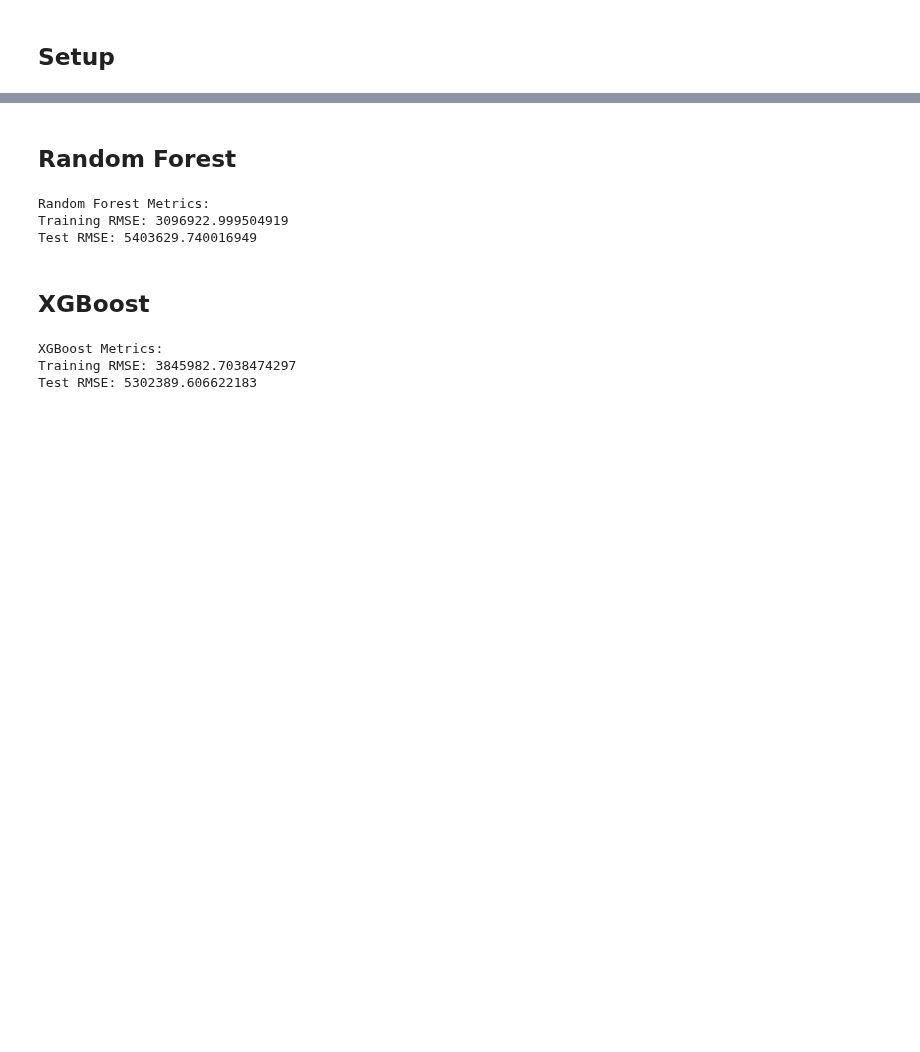
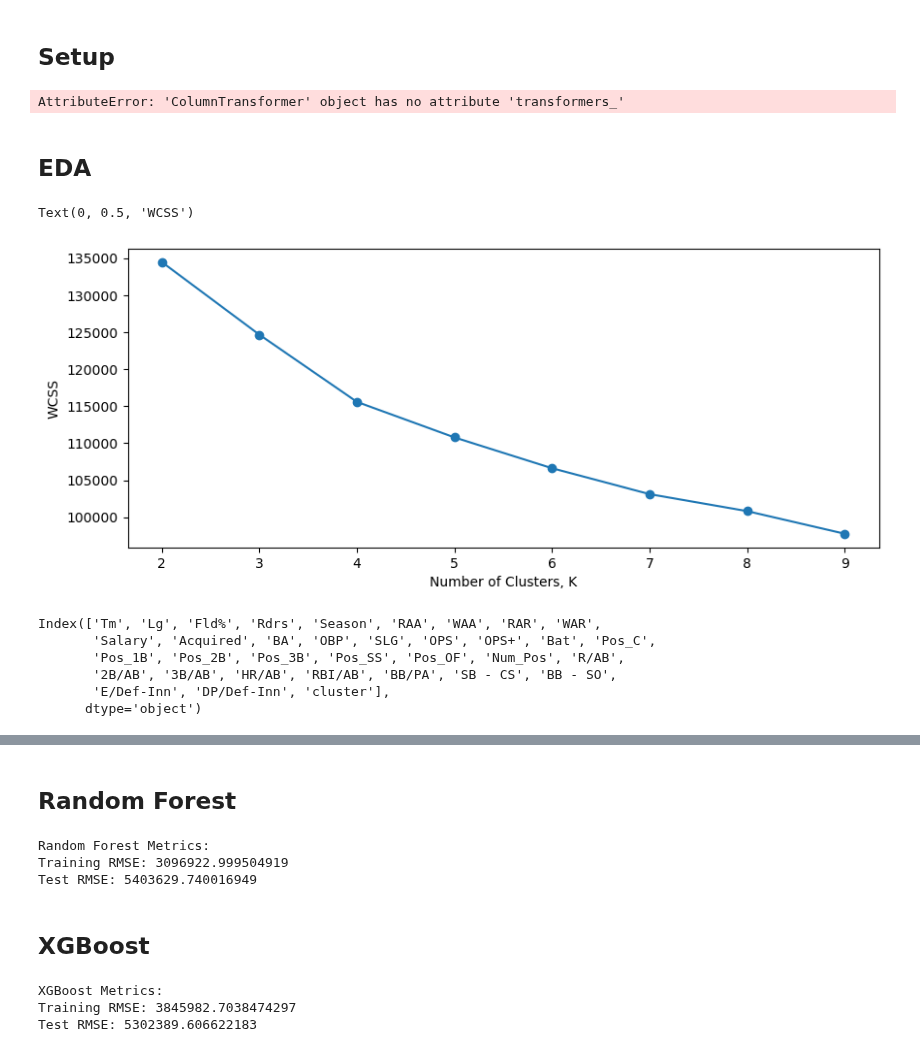
Before and after one commit to acooney613/baseball_salaries, a Jupyter notebook: models_and_pca.ipynb, the cells around one changed output, grey strips where cells are left out. Saved outputs shown, nothing was run; the diff lists cells and outputs as text; code cells hidden in the pictures; blank space fills up the shorter version.

```diff
--- a/models_and_pca.ipynb
+++ b/models_and_pca.ipynb
@@ -42,0 +47,32 @@ baseball.to_csv('best_model/engineered_data.csv', index = False)
+# %%
+cat_columns = ['Tm', 'Lg', 'Acquired', 'Bat']
+num_columns = [col for col in X.columns if col not in cat_columns + ['C', '1B', '2B', '3B', 'SS', 'OF']]
+
+cat_transformer = Pipeline(
+    steps = [
+        ('onehot', OneHotEncoder(handle_unknown = 'ignore'))
+    ]
+)
+
+num_transformer = Pipeline(
+    steps = [
+        ('scale', StandardScaler())
+    ]
+)
+
+preprocessor = ColumnTransformer(
+    transformers = [
+        ('cont', num_transformer, num_columns),
+        ('cat', cat_transformer, cat_columns)
+    ], remainder = 'passthrough'
+)
+
+selected_features = np.concatenate([
+    np.array(num_columns),
+    np.array(preprocessor.transformers_[1][1]['onehot'].get_feature_names_out(cat_columns)),
+    np.array(['Pos_C', 'Pos_1B', 'Pos_2B', 'Pos_3B', 'Pos_SS', 'Pos_OF'])
+])
+# %% [output]
+AttributeError: 'ColumnTransformer' object has no attribute 'transformers_'
+# %% [markdown]
+## EDA
@@ -42,0 +89,21 @@ baseball.to_csv('best_model/engineered_data.csv', index = False)
+# %%
+kmeans_per_k = [KMeans(n_clusters=k, n_init='auto', random_state=621).fit(X_transform)
+                for k in range(2, 10)]
+inertias = [model.inertia_ for model in kmeans_per_k]
+
+plt.figure(figsize=(10,4))
+plt.plot(range(2, 10),inertias,marker="o")
+plt.xlabel('Number of Clusters, K')
+plt.ylabel('WCSS')
+# %% [output]
+Text(0, 0.5, 'WCSS')
+[figure, added]
+# %%
+baseball.columns
+# %% [output]
+Index(['Tm', 'Lg', 'Fld%', 'Rdrs', 'Season', 'RAA', 'WAA', 'RAR', 'WAR',
+       'Salary', 'Acquired', 'BA', 'OBP', 'SLG', 'OPS', 'OPS+', 'Bat', 'Pos_C',
+       'Pos_1B', 'Pos_2B', 'Pos_3B', 'Pos_SS', 'Pos_OF', 'Num_Pos', 'R/AB',
+       '2B/AB', '3B/AB', 'HR/AB', 'RBI/AB', 'BB/PA', 'SB - CS', 'BB - SO',
+       'E/Def-Inn', 'DP/Def-Inn', 'cluster'],
+      dtype='object')
```
Also changed, not shown: parts of 12 cells of this notebook, 4 other files.
